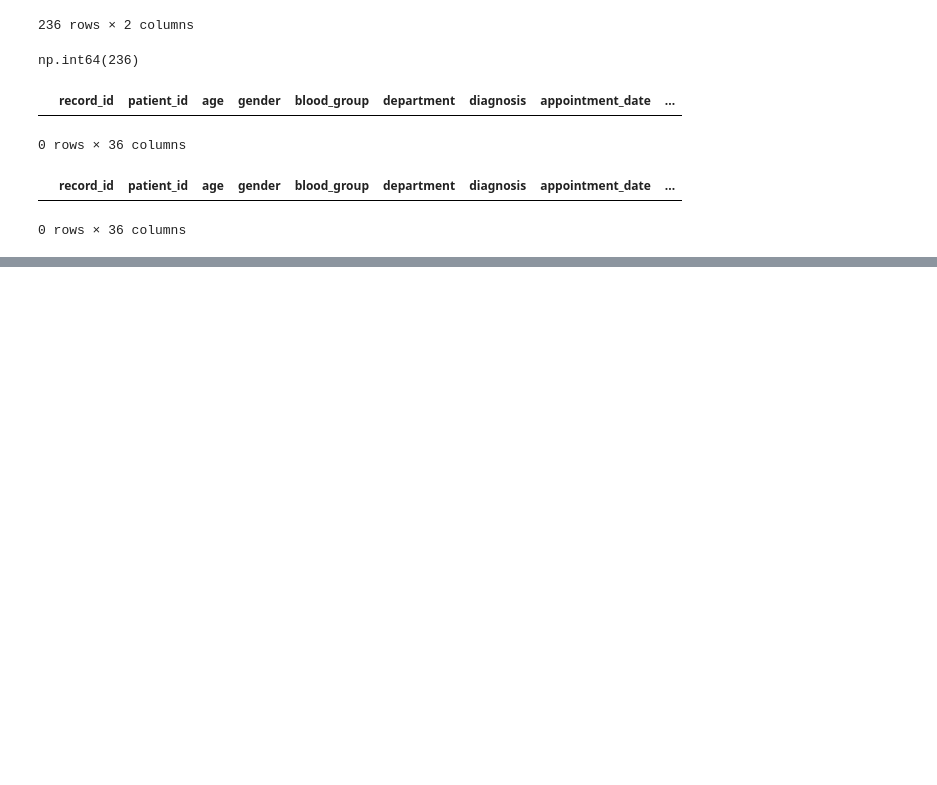
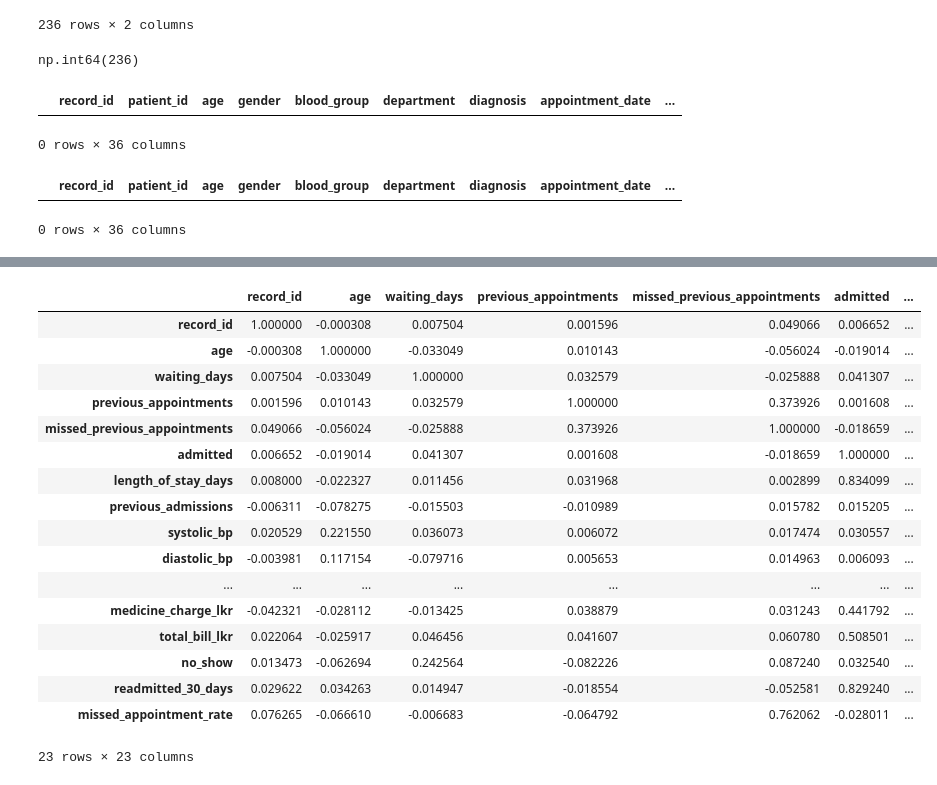
Before and after one commit to kavindya-jc/smartcare-ai-coursework, a Jupyter notebook: notebooks/02_preprocessing_feature_engineering.ipynb, the cells around one changed output, grey strips where cells are left out. Cells and saved outputs as stored; diff of their text form; code cells hidden in the pictures; blank space fills up the shorter version.

Commit message:
Complete Task 3: preprocessing and feature engineering

```diff
--- a/notebooks/02_preprocessing_feature_engineering.ipynb
+++ b/notebooks/02_preprocessing_feature_engineering.ipynb
@@ -94,0 +115,10 @@ No duplicate rows. No issues found with length_of_stay or non-admitted billing.
+# %%
+# Import the scaler
+from sklearn.preprocessing import StandardScaler
+scaler = StandardScaler()
+# %%
+# List which columns to scale
+numeric_cols = ['age','waiting_days','previous_appointments','missed_previous_appointments','length_of_stay_days','previous_admissions','systolic_bp','diastolic_bp','blood_sugar_mg_dl','cholesterol_mg_dl','bmi','lab_tests_count','treatments_count','consultation_fee_lkr','room_charge_lkr','lab_charge_lkr','medicine_charge_lkr','total_bill_lkr','missed_appointment_rate']
+# %%
+# Apply the scaling
+df_encoded[numeric_cols] = scaler.fit_transform(df_encoded[numeric_cols])
@@ -94,0 +146,6 @@ No duplicate rows. No issues found with length_of_stay or non-admitted billing.
+# %%
+# Note on feature-target correlation
+risk_map = {'Low': 0, 'Medium': 1, 'High': 2}
+df_encoded['disease_risk_numeric'] = df['disease_risk_level'].map(risk_map)
+correlations = df_encoded.select_dtypes(include='number').corr()['disease_risk_numeric'].sort_values(ascending=False)
+correlations
@@ -94,0 +170,22 @@ No duplicate rows. No issues found with length_of_stay or non-admitted billing.
+# %%
+# Check for redundant features
+df_encoded.select_dtypes(include='number').corr()
+# %% [output]
+|  | record_id | age | waiting_days | previous_appointments | missed_previous_appointments | admitted | ... |
+| record_id | 1.000000 | -0.000308 | 0.007504 | 0.001596 | 0.049066 | 0.006652 | ... |
+| age | -0.000308 | 1.000000 | -0.033049 | 0.010143 | -0.056024 | -0.019014 | ... |
+| waiting_days | 0.007504 | -0.033049 | 1.000000 | 0.032579 | -0.025888 | 0.041307 | ... |
+| previous_appointments | 0.001596 | 0.010143 | 0.032579 | 1.000000 | 0.373926 | 0.001608 | ... |
+| missed_previous_appointments | 0.049066 | -0.056024 | -0.025888 | 0.373926 | 1.000000 | -0.018659 | ... |
+| admitted | 0.006652 | -0.019014 | 0.041307 | 0.001608 | -0.018659 | 1.000000 | ... |
+| length_of_stay_days | 0.008000 | -0.022327 | 0.011456 | 0.031968 | 0.002899 | 0.834099 | ... |
+| previous_admissions | -0.006311 | -0.078275 | -0.015503 | -0.010989 | 0.015782 | 0.015205 | ... |
+| systolic_bp | 0.020529 | 0.221550 | 0.036073 | 0.006072 | 0.017474 | 0.030557 | ... |
+| diastolic_bp | -0.003981 | 0.117154 | -0.079716 | 0.005653 | 0.014963 | 0.006093 | ... |
+| ... | ... | ... | ... | ... | ... | ... | ... |
+| medicine_charge_lkr | -0.042321 | -0.028112 | -0.013425 | 0.038879 | 0.031243 | 0.441792 | ... |
+| total_bill_lkr | 0.022064 | -0.025917 | 0.046456 | 0.041607 | 0.060780 | 0.508501 | ... |
+| no_show | 0.013473 | -0.062694 | 0.242564 | -0.082226 | 0.087240 | 0.032540 | ... |
+| readmitted_30_days | 0.029622 | 0.034263 | 0.014947 | -0.018554 | -0.052581 | 0.829240 | ... |
+| missed_appointment_rate | 0.076265 | -0.066610 | -0.006683 | -0.064792 | 0.762062 | -0.028011 | ... |
+23 rows × 23 columns
```
Also changed, not shown: parts of 9 cells of this notebook, 1 other file.
